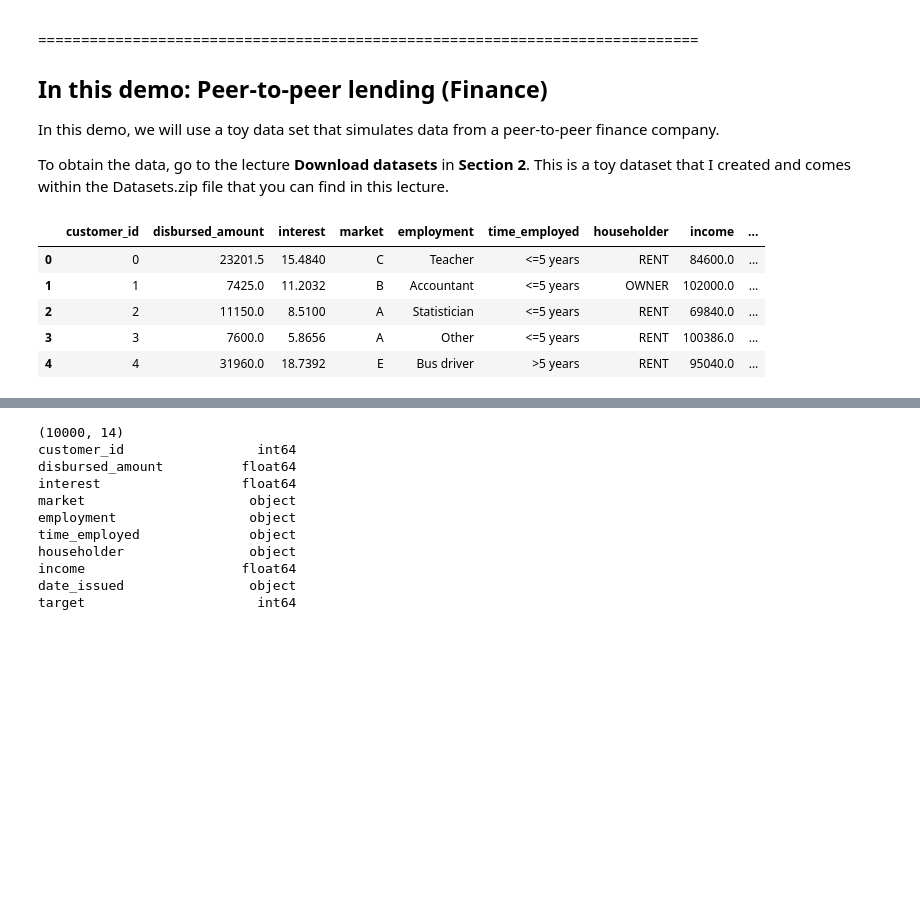
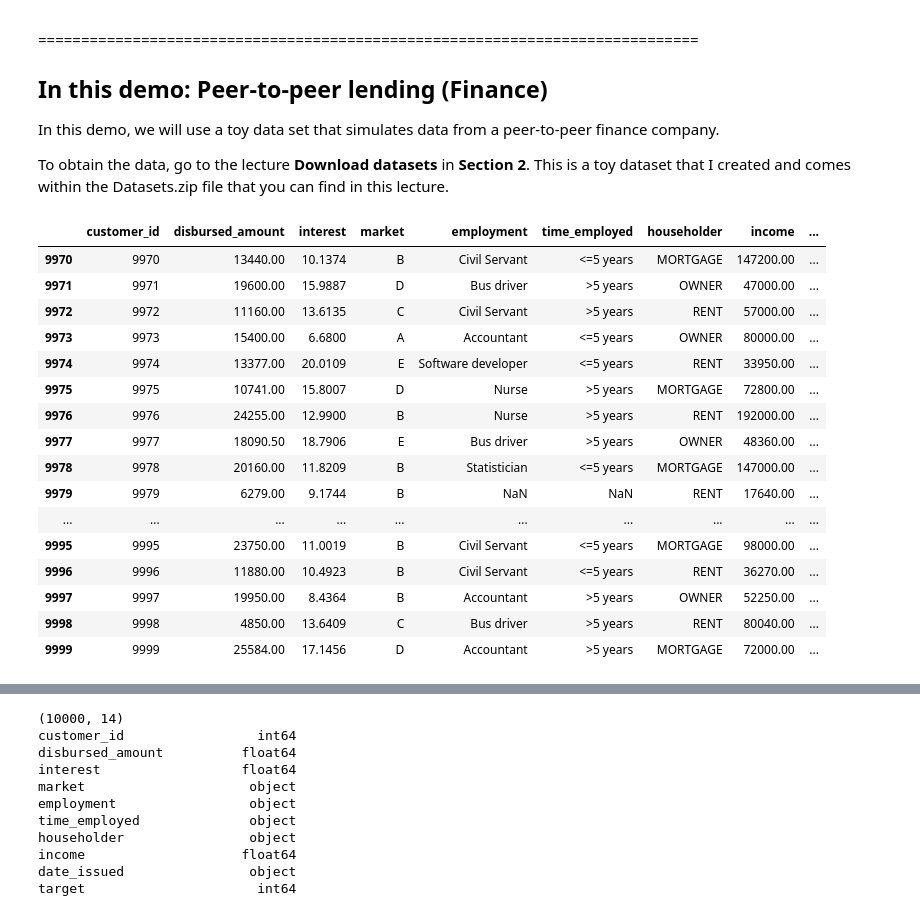
Before and after one commit to omdgit/feature-engineering-for-machine-learning, a Jupyter notebook: Section-03-Types-of-Variables/1-Numerical-Variables.ipynb, the cells around one changed output, grey strips where cells are left out. Drawn from its saved outputs; the diff is of its cells as text; code cells hidden in the pictures; blank space fills up the shorter version.

```diff
--- a/Section-03-Types-of-Variables/1-Numerical-Variables.ipynb
+++ b/Section-03-Types-of-Variables/1-Numerical-Variables.ipynb
@@ -68,23 +68,34 @@ import matplotlib.pyplot as plt
 # %%
 # Let's load the dataset.
 
 # Variable definitions:
 #----------------------
 # disbursed_amount: loan amount given to the borrower.
 # interest: interest rate.
 # income: annual income.
 # number_open_accounts: open accounts (more on this later).
 # number_credit_lines_12: accounts opened in the last 12 months.
 # target: loan status(paid or being repaid = 1, defaulted = 0).
 
 
 data = pd.read_csv('../Datasets/loan.csv')
 
-data.head()
+data.tail(30)
 # %% [output]
 |  | customer_id | disbursed_amount | interest | market | employment | time_employed | householder | income | ... |
-| 0 | 0 | 23201.5 | 15.4840 | C | Teacher | <=5 years | RENT | 84600.0 | ... |
-| 1 | 1 | 7425.0 | 11.2032 | B | Accountant | <=5 years | OWNER | 102000.0 | ... |
-| 2 | 2 | 11150.0 | 8.5100 | A | Statistician | <=5 years | RENT | 69840.0 | ... |
-| 3 | 3 | 7600.0 | 5.8656 | A | Other | <=5 years | RENT | 100386.0 | ... |
-| 4 | 4 | 31960.0 | 18.7392 | E | Bus driver | >5 years | RENT | 95040.0 | ... |
+| 9970 | 9970 | 13440.00 | 10.1374 | B | Civil Servant | <=5 years | MORTGAGE | 147200.00 | ... |
+| 9971 | 9971 | 19600.00 | 15.9887 | D | Bus driver | >5 years | OWNER | 47000.00 | ... |
+| 9972 | 9972 | 11160.00 | 13.6135 | C | Civil Servant | >5 years | RENT | 57000.00 | ... |
+| 9973 | 9973 | 15400.00 | 6.6800 | A | Accountant | <=5 years | OWNER | 80000.00 | ... |
+| 9974 | 9974 | 13377.00 | 20.0109 | E | Software developer | <=5 years | RENT | 33950.00 | ... |
+| 9975 | 9975 | 10741.00 | 15.8007 | D | Nurse | >5 years | MORTGAGE | 72800.00 | ... |
+| 9976 | 9976 | 24255.00 | 12.9900 | B | Nurse | >5 years | RENT | 192000.00 | ... |
+| 9977 | 9977 | 18090.50 | 18.7906 | E | Bus driver | >5 years | OWNER | 48360.00 | ... |
+| 9978 | 9978 | 20160.00 | 11.8209 | B | Statistician | <=5 years | MORTGAGE | 147000.00 | ... |
+| 9979 | 9979 | 6279.00 | 9.1744 | B | NaN | NaN | RENT | 17640.00 | ... |
+| ... | ... | ... | ... | ... | ... | ... | ... | ... | ... |
+| 9995 | 9995 | 23750.00 | 11.0019 | B | Civil Servant | <=5 years | MORTGAGE | 98000.00 | ... |
+| 9996 | 9996 | 11880.00 | 10.4923 | B | Civil Servant | <=5 years | RENT | 36270.00 | ... |
+| 9997 | 9997 | 19950.00 | 8.4364 | B | Accountant | >5 years | OWNER | 52250.00 | ... |
+| 9998 | 9998 | 4850.00 | 13.6409 | C | Bus driver | >5 years | RENT | 80040.00 | ... |
+| 9999 | 9999 | 25584.00 | 17.1456 | D | Accountant | >5 years | MORTGAGE | 72000.00 | ... |
```
Also changed, not shown: parts of 2 cells of this notebook, 2 other files.
